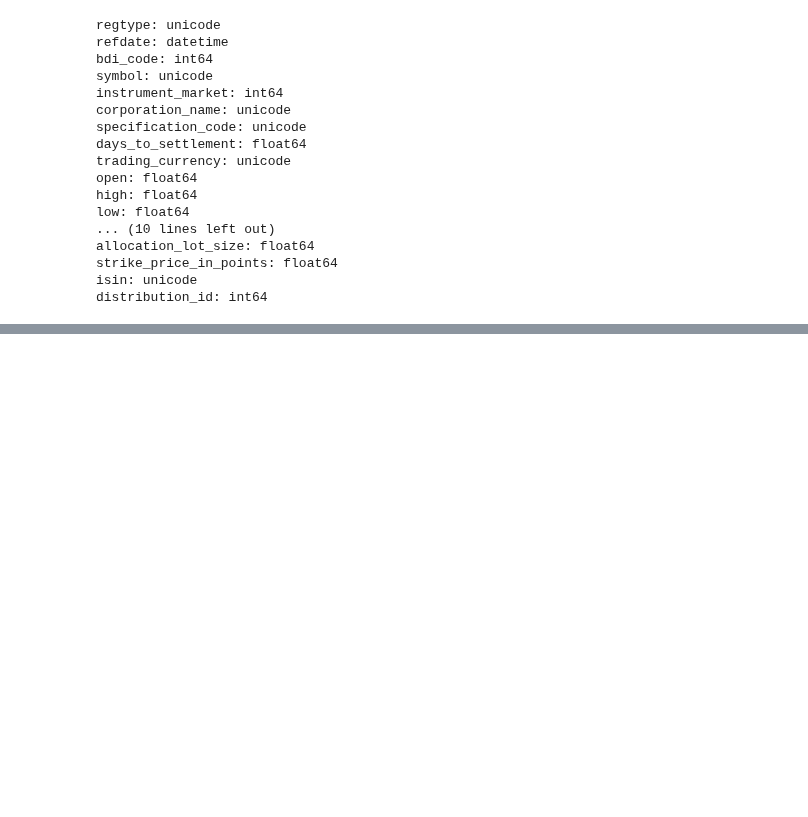
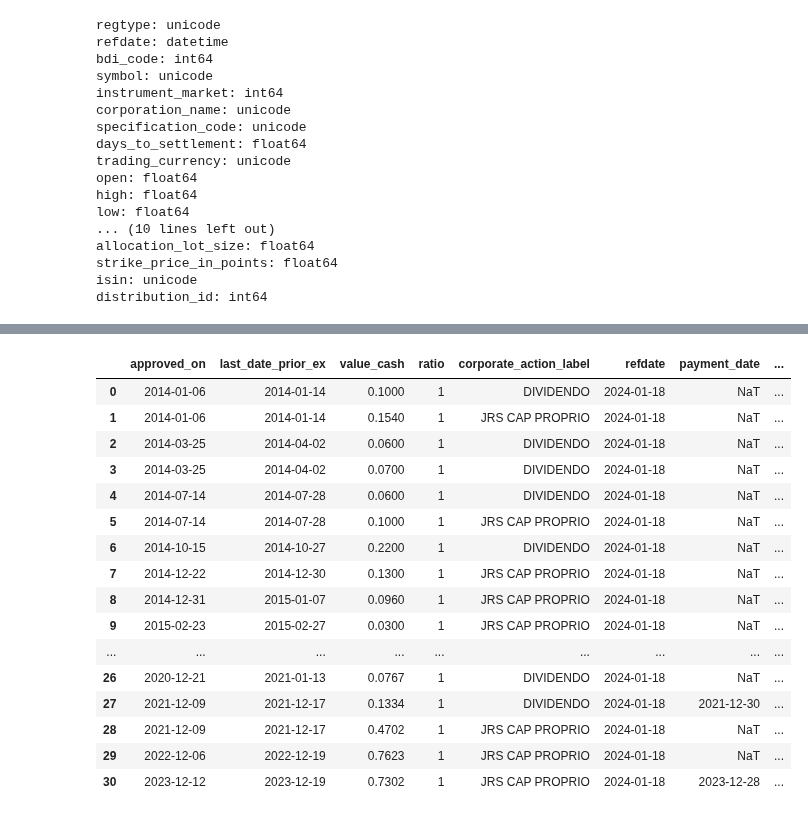
Before and after one commit to wilsonfreitas/brasa, a Jupyter notebook: notebooks/análise-MGLU3.ipynb, the cells around one changed output, grey strips where cells are left out. Cells and saved outputs as stored; diff of their text form; code cells hidden in the pictures; blank space fills up the shorter version.

```diff
--- a/notebooks/análise-MGLU3.ipynb
+++ b/notebooks/análise-MGLU3.ipynb
@@ -57,3 +105,26 @@ brasa.get_dataset("b3-companies-cash-dividends")\
+# %%
+brasa.get_dataset("b3-companies-cash-dividends")\
+    .filter(pc.field("symbol") == "ABEV3")\
+    .to_table().to_pandas()
+    # .filter(pc.field("last_date_prior_ex") >= datetime(2018, 1, 1))\
+# %% [output]
+|  | approved_on | last_date_prior_ex | value_cash | ratio | corporate_action_label | refdate | payment_date | ... |
+| 0 | 2014-01-06 | 2014-01-14 | 0.1000 | 1 | DIVIDENDO | 2024-01-18 | NaT | ... |
+| 1 | 2014-01-06 | 2014-01-14 | 0.1540 | 1 | JRS CAP PROPRIO | 2024-01-18 | NaT | ... |
+| 2 | 2014-03-25 | 2014-04-02 | 0.0600 | 1 | DIVIDENDO | 2024-01-18 | NaT | ... |
+| 3 | 2014-03-25 | 2014-04-02 | 0.0700 | 1 | DIVIDENDO | 2024-01-18 | NaT | ... |
+| 4 | 2014-07-14 | 2014-07-28 | 0.0600 | 1 | DIVIDENDO | 2024-01-18 | NaT | ... |
+| 5 | 2014-07-14 | 2014-07-28 | 0.1000 | 1 | JRS CAP PROPRIO | 2024-01-18 | NaT | ... |
+| 6 | 2014-10-15 | 2014-10-27 | 0.2200 | 1 | DIVIDENDO | 2024-01-18 | NaT | ... |
+| 7 | 2014-12-22 | 2014-12-30 | 0.1300 | 1 | JRS CAP PROPRIO | 2024-01-18 | NaT | ... |
+| 8 | 2014-12-31 | 2015-01-07 | 0.0960 | 1 | JRS CAP PROPRIO | 2024-01-18 | NaT | ... |
+| 9 | 2015-02-23 | 2015-02-27 | 0.0300 | 1 | JRS CAP PROPRIO | 2024-01-18 | NaT | ... |
+| ... | ... | ... | ... | ... | ... | ... | ... | ... |
+| 26 | 2020-12-21 | 2021-01-13 | 0.0767 | 1 | DIVIDENDO | 2024-01-18 | NaT | ... |
+| 27 | 2021-12-09 | 2021-12-17 | 0.1334 | 1 | DIVIDENDO | 2024-01-18 | 2021-12-30 | ... |
+| 28 | 2021-12-09 | 2021-12-17 | 0.4702 | 1 | JRS CAP PROPRIO | 2024-01-18 | NaT | ... |
+| 29 | 2022-12-06 | 2022-12-19 | 0.7623 | 1 | JRS CAP PROPRIO | 2024-01-18 | NaT | ... |
+| 30 | 2023-12-12 | 2023-12-19 | 0.7302 | 1 | JRS CAP PROPRIO | 2024-01-18 | 2023-12-28 | ... |
 # %%
 brasa.get_dataset("b3-companies-stock-dividends")\
     .filter(pc.field("symbol") == "MGLU3")\
```
Also changed, not shown: parts of 3 cells of this notebook, 4 other files.
